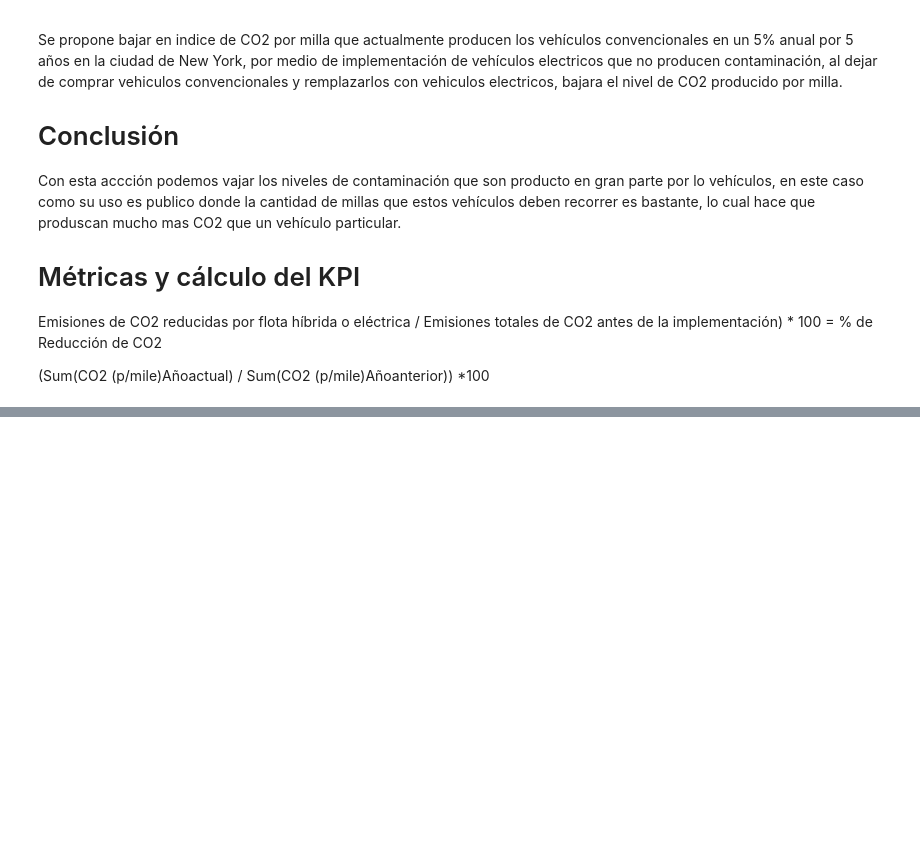
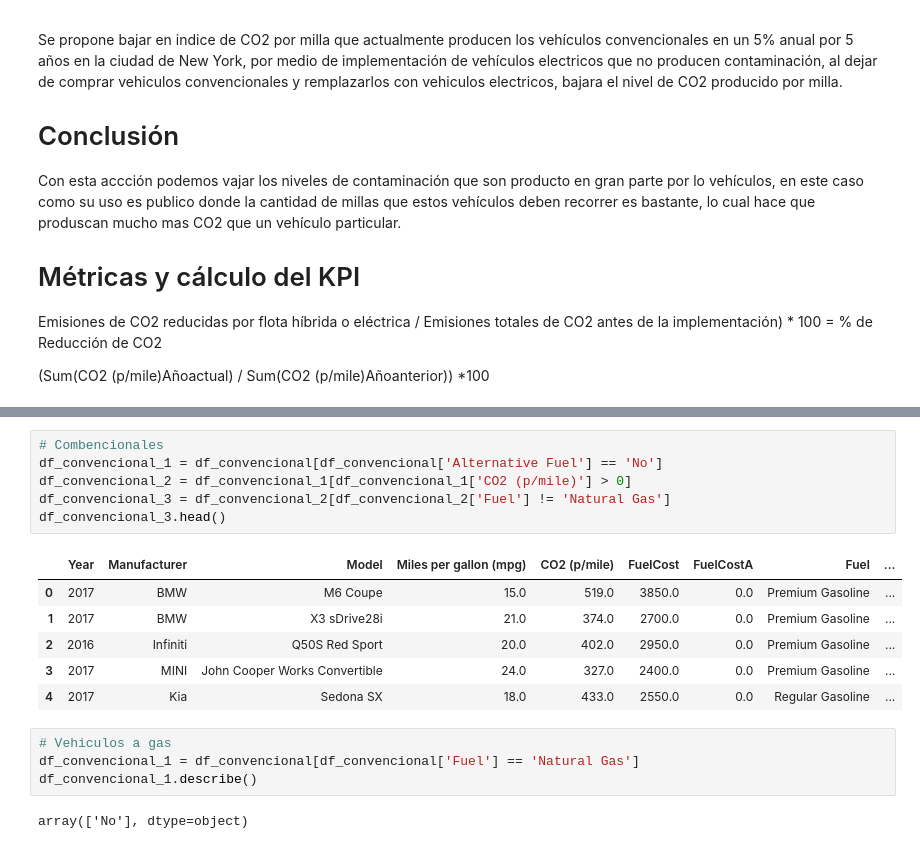
Before and after one commit to GLibardoAlarcon/Proyecto_Finalizado_Streamlit, a Jupyter notebook: EDA_REVISAR/EDA KPI 1.ipynb, the cells around one changed output, grey strips where cells are left out. Cells and saved outputs as stored; diff of their text form; blank space fills up the shorter version.

Commit message:
Modelo ML1 Terminado

```diff
--- a/EDA_REVISAR/EDA KPI 1.ipynb
+++ b/EDA_REVISAR/EDA KPI 1.ipynb
@@ -75,0 +162,19 @@ Emisiones de CO2 reducidas por flota híbrida o eléctrica / Emisiones totales d
+# %%
+# Combencionales
+df_convencional_1 = df_convencional[df_convencional['Alternative Fuel'] == 'No']
+df_convencional_2 = df_convencional_1[df_convencional_1['CO2 (p/mile)'] > 0]
+df_convencional_3 = df_convencional_2[df_convencional_2['Fuel'] != 'Natural Gas']
+df_convencional_3.head()
+# %% [output]
+|  | Year | Manufacturer | Model | Miles per gallon (mpg) | CO2 (p/mile) | FuelCost | FuelCostA | Fuel | ... |
+| 0 | 2017 | BMW | M6 Coupe | 15.0 | 519.0 | 3850.0 | 0.0 | Premium Gasoline | ... |
+| 1 | 2017 | BMW | X3 sDrive28i | 21.0 | 374.0 | 2700.0 | 0.0 | Premium Gasoline | ... |
+| 2 | 2016 | Infiniti | Q50S Red Sport | 20.0 | 402.0 | 2950.0 | 0.0 | Premium Gasoline | ... |
+| 3 | 2017 | MINI | John Cooper Works Convertible | 24.0 | 327.0 | 2400.0 | 0.0 | Premium Gasoline | ... |
+| 4 | 2017 | Kia | Sedona SX | 18.0 | 433.0 | 2550.0 | 0.0 | Regular Gasoline | ... |
+# %%
+# Vehiculos a gas
+df_convencional_1 = df_convencional[df_convencional['Fuel'] == 'Natural Gas']
+df_convencional_1.describe()
+# %% [output]
+array(['No'], dtype=object)
```
Also changed, not shown: parts of 7 cells of this notebook, 1 other file.
